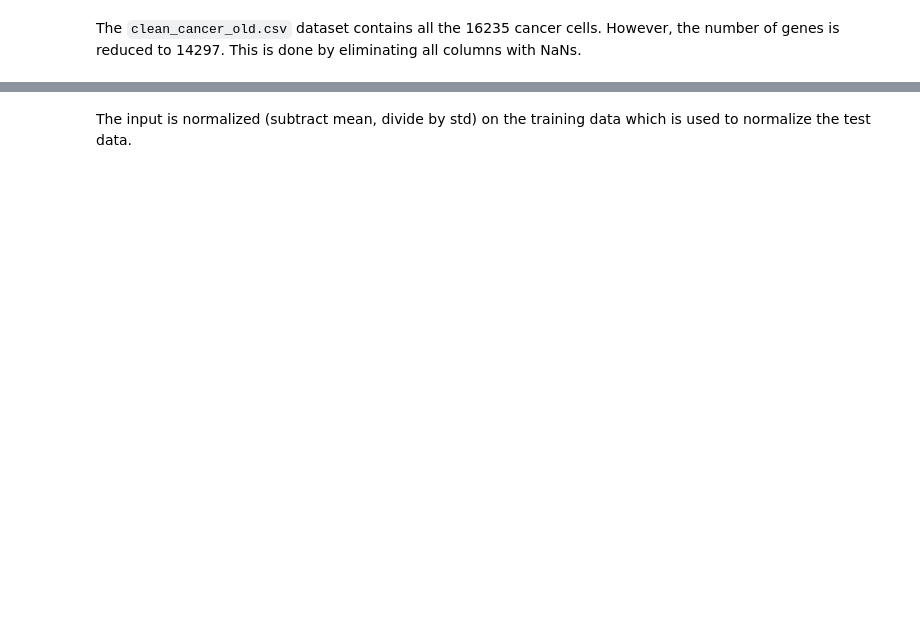
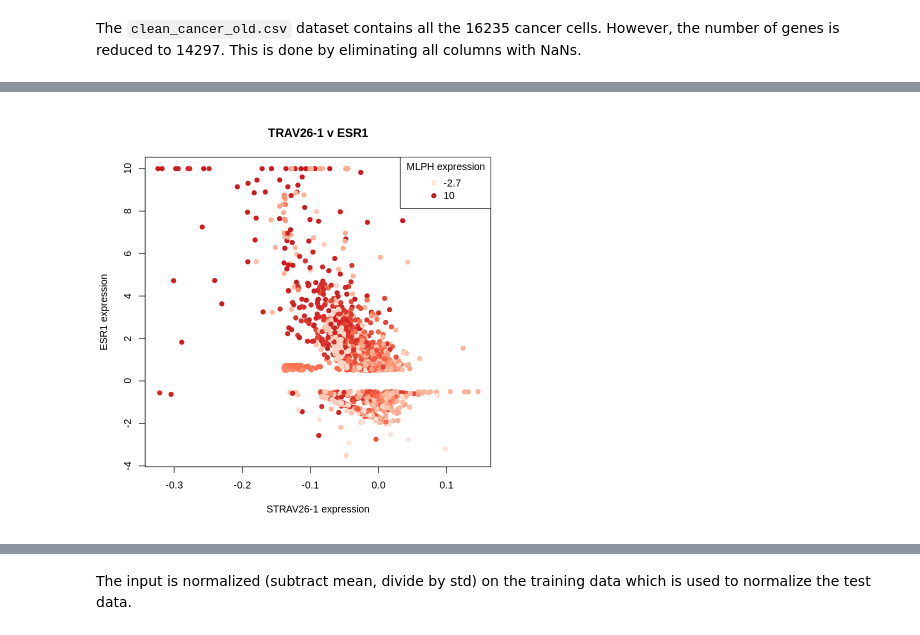
Before and after one commit to sevsorita/single_cell, a Jupyter notebook: notebooks/R_Lasso.ipynb, the cells around one changed output, grey strips where cells are left out. Cells and saved outputs as stored; diff of their text form; code cells hidden in the pictures; blank space fills up the shorter version.

```diff
--- a/notebooks/R_Lasso.ipynb
+++ b/notebooks/R_Lasso.ipynb
@@ -20,3 +28,21 @@ X = rna_old[, -match("ESR1", colnames(rna_old))]
 # %%
+# Funtions
 rsq <- function (x, y) cor(x, y) ^ 2
 rmse <- function (x, y) sqrt(mean((x-y)^2))
+plot_prediction <- function (pred, title_) {
+        plot(pred$prediction, pch=1, ylab="ESR1 expression", xlab="Cells sorted by expression",
+             ylim=c(min(pred$truth), max(pred$truth)))
+        lines(pred$truth, col="red", lw=2)
+        legend("topleft",
+               legend=c("Prediction", "Truth",
+                        paste("R2: ", substr(toString(r2score), 1, 5)),
+                        paste("RMSE: ", substr(toString(rmsescore), 1, 5))),
+               fill=c("black","red", "white", "white"))
+        title(title_)
+
+        below <- sum((pred$prediction-min(pred$truth))<0)
+        above <-  sum((pred$prediction-max(pred$truth))>0)
+        if (below>0 || above > 0) {
+            print(sprintf("# of predictions outside chart margins: %s below, %s above",below, above))
+        }
+    }
@@ -24,0 +51,4 @@ The split is stratified on the expression of ESR1. However, this can be performe
+# %%
+train_ind_diff <- read.csv("/data/severs/trainind_patient_strat_diffexp.csv")$Resample1
+# %%
+x_train <- as.matrix(X[abs(Y)>0.5,][train_ind_diff, ])
@@ -24,0 +57,2 @@ The split is stratified on the expression of ESR1. However, this can be performe
+# %%
+y_train <- Y[abs(Y)>0.5][train_ind_diff]
@@ -24,0 +154,8 @@ The split is stratified on the expression of ESR1. However, this can be performe
+# %%
+order = findInterval(x_train[,'MLPH'], sort(x_train[,'MLPH']))
+plot(x_train[,'TRAV26-1'], y_train, pch=19, col=pal(nrow(x_train))[order], xlab="STRAV26-1 expression", ylab="ESR1 expression")
+legend("topright", col=pal(2), pch=19,
+   legend=c(round(range(x_train[,'MLPH']), 1)), title="MLPH expression")
+title("TRAV26-1 v ESR1")
+# %% [output]
+[figure, added]
```
Also changed, not shown: parts of 77 cells of this notebook, 1 other file.
